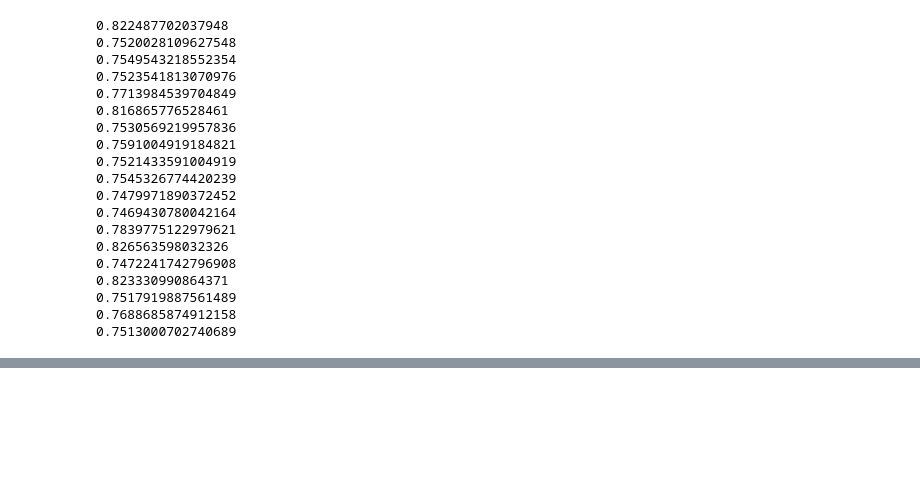
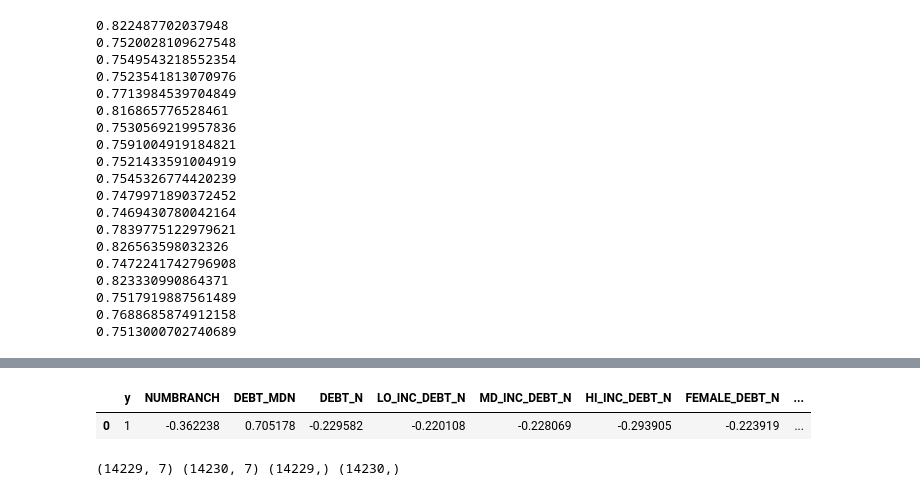
Before and after one commit to YunusBulut/dsprojects, a Jupyter notebook: AdvancedRegression/IsPublic.ipynb, the cells around one changed output, grey strips where cells are left out. Saved outputs shown, nothing was run; the diff lists cells and outputs as text; code cells hidden in the pictures; blank space fills up the shorter version.

```diff
--- a/AdvancedRegression/IsPublic.ipynb
+++ b/AdvancedRegression/IsPublic.ipynb
@@ -118,0 +225,19 @@ for C in range(1,20,1):
+# %%
+featsScaled.head(1)
+# %% [output]
+|  | y | NUMBRANCH | DEBT_MDN | DEBT_N | LO_INC_DEBT_N | MD_INC_DEBT_N | HI_INC_DEBT_N | FEMALE_DEBT_N | ... |
+| 0 | 1 | -0.362238 | 0.705178 | -0.229582 | -0.220108 | -0.228069 | -0.293905 | -0.223919 | ... |
+# %%
+feats2 = featsScaled.drop('LO_INC_DEBT_N', axis=1)
+split = int(len(feats2)/2)
+dftrain = feats2.iloc[:split:, :].copy()
+dftest = feats2.iloc[split:, :].copy()
+Xtrain = dftrain.drop('y', axis=1)
+Xtest = dftest.drop('y', axis=1)
+Ytrain = dftrain['y']
+Ytest = dftest['y']
+
+
+print(Xtrain.shape, Xtest.shape, Ytrain.shape, Ytest.shape)
+# %% [output]
+(14229, 7) (14230, 7) (14229,) (14230,)
```
Also changed, not shown: parts of 20 cells of this notebook, 1 other file.
